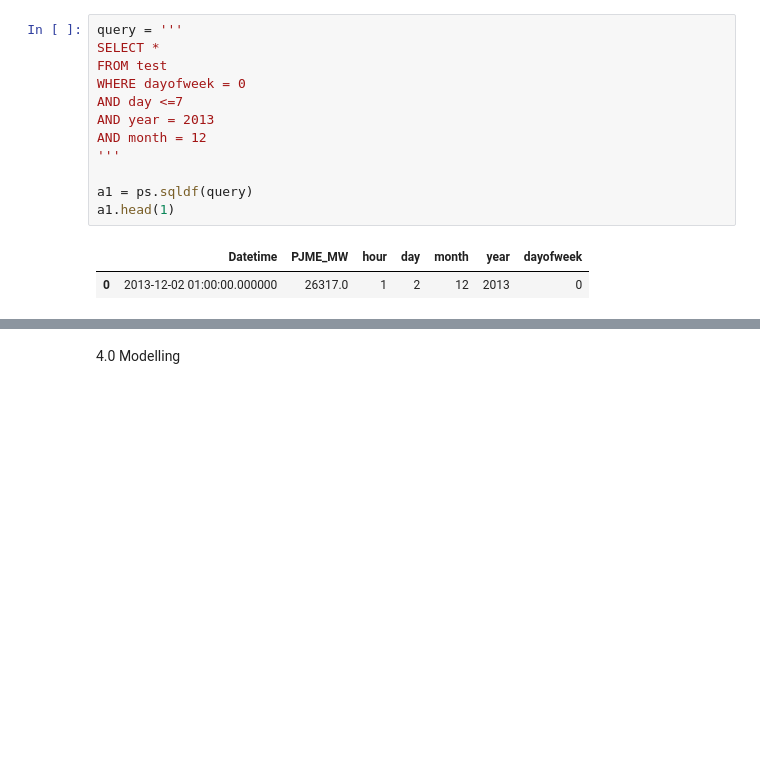
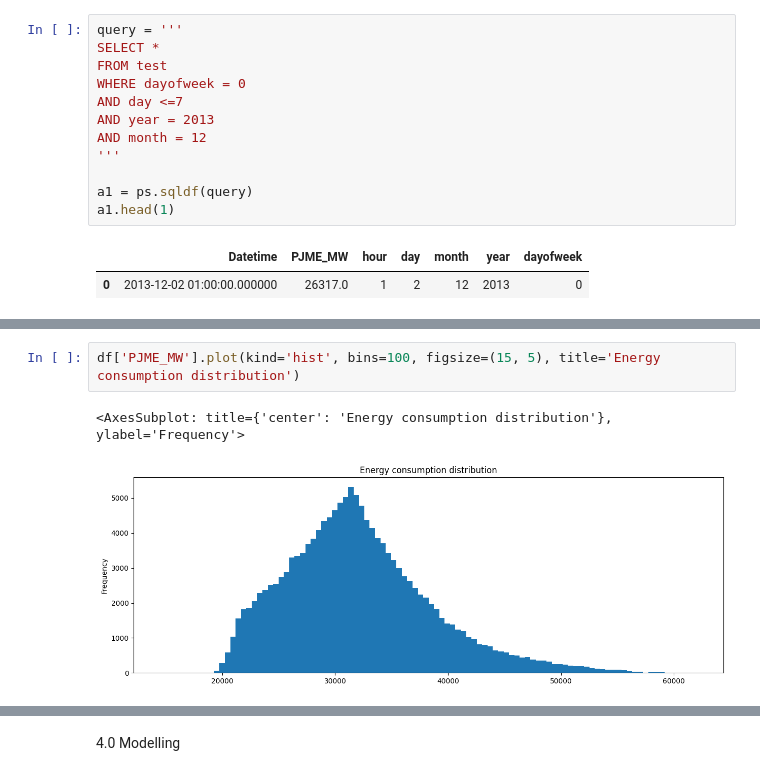
Before and after one commit to Code-nano/Forcasting_Energy_Consumption_Using_XGBoost, a Jupyter notebook: Forecast_energy_consumption.ipynb, the cells around one changed output, grey strips where cells are left out. Saved outputs shown, nothing was run; the diff lists cells and outputs as text; blank space fills up the shorter version.

```diff
--- a/Forecast_energy_consumption.ipynb
+++ b/Forecast_energy_consumption.ipynb
@@ -146 +142,6 @@ sns.boxplot(data=df, x='month', y='PJME_MW')
 [figure]
+# %%
+df['PJME_MW'].plot(kind='hist', bins=100, figsize=(15, 5), title='Energy consumption distribution')
+# %% [output]
+<AxesSubplot: title={'center': 'Energy consumption distribution'}, ylabel='Frequency'>
+[figure, added]
```
Also changed, not shown: parts of 31 cells of this notebook.
